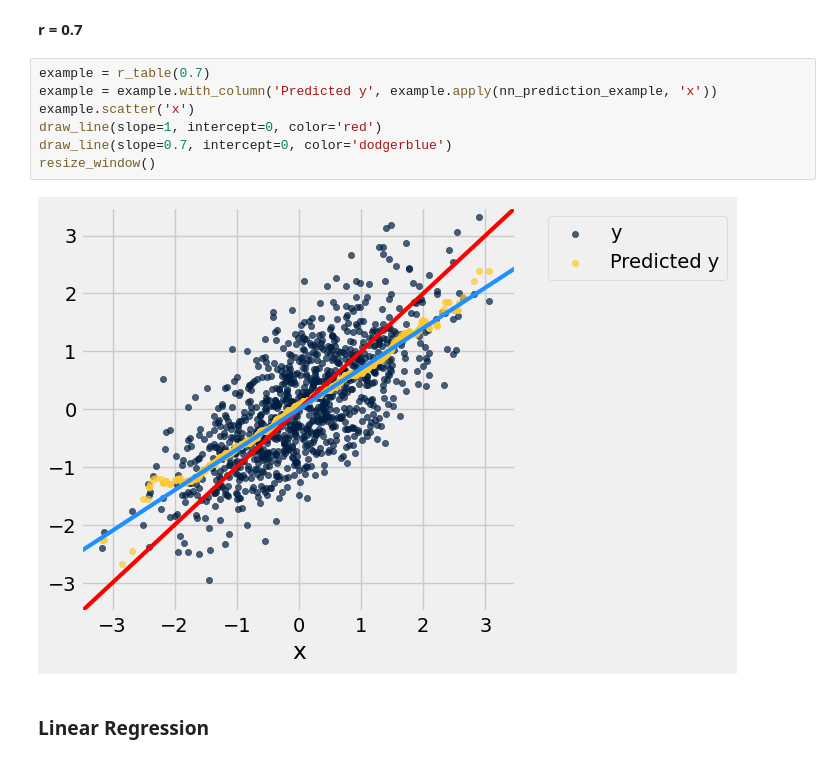
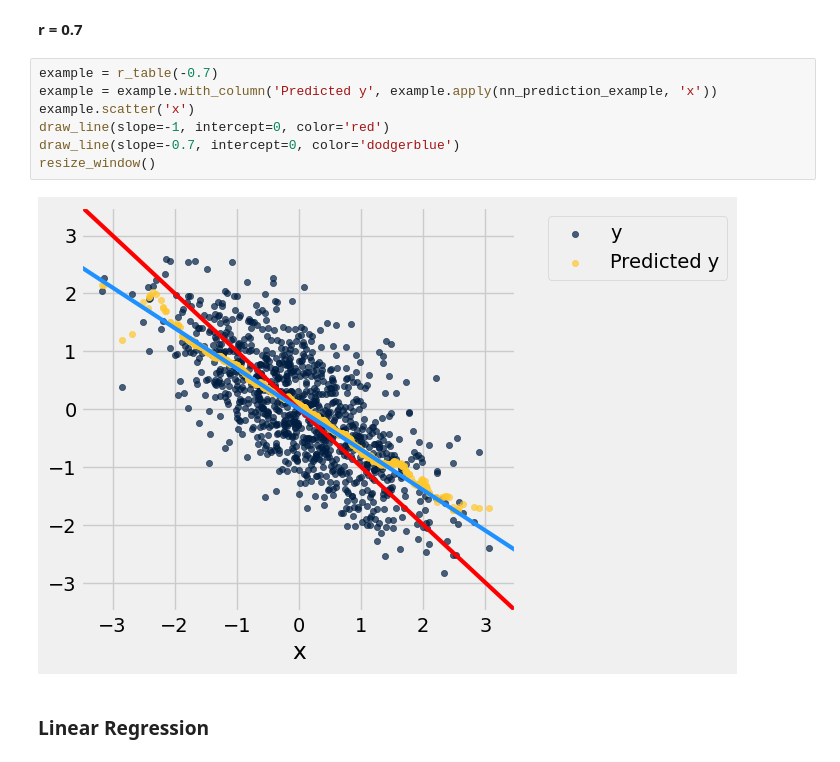
Before and after one commit to data-8/materials-su24, a Jupyter notebook: lec/lec23/lec23.ipynb, the cells around one changed output. Saved outputs shown, nothing was run; the diff lists cells and outputs as text.

```diff
--- a/lec/lec23/lec23.ipynb
+++ b/lec/lec23/lec23.ipynb
@@ -156,14 +156,14 @@ resize_window()
 # %% [markdown]
 **r = 0.7**
 # %%
-example = r_table(0.7)
+example = r_table(-0.7)
 example = example.with_column('Predicted y', example.apply(nn_prediction_example, 'x'))
 example.scatter('x')
-draw_line(slope=1, intercept=0, color='red')
-draw_line(slope=0.7, intercept=0, color='dodgerblue')
+draw_line(slope=-1, intercept=0, color='red')
+draw_line(slope=-0.7, intercept=0, color='dodgerblue')
 resize_window()
 # %% [output]
-[figure, old version]
+[figure, new version]
 # %% [markdown]
 ### Linear Regression
 # %%
```
Also changed, not shown: parts of 4 cells of this notebook, 5 other files.
